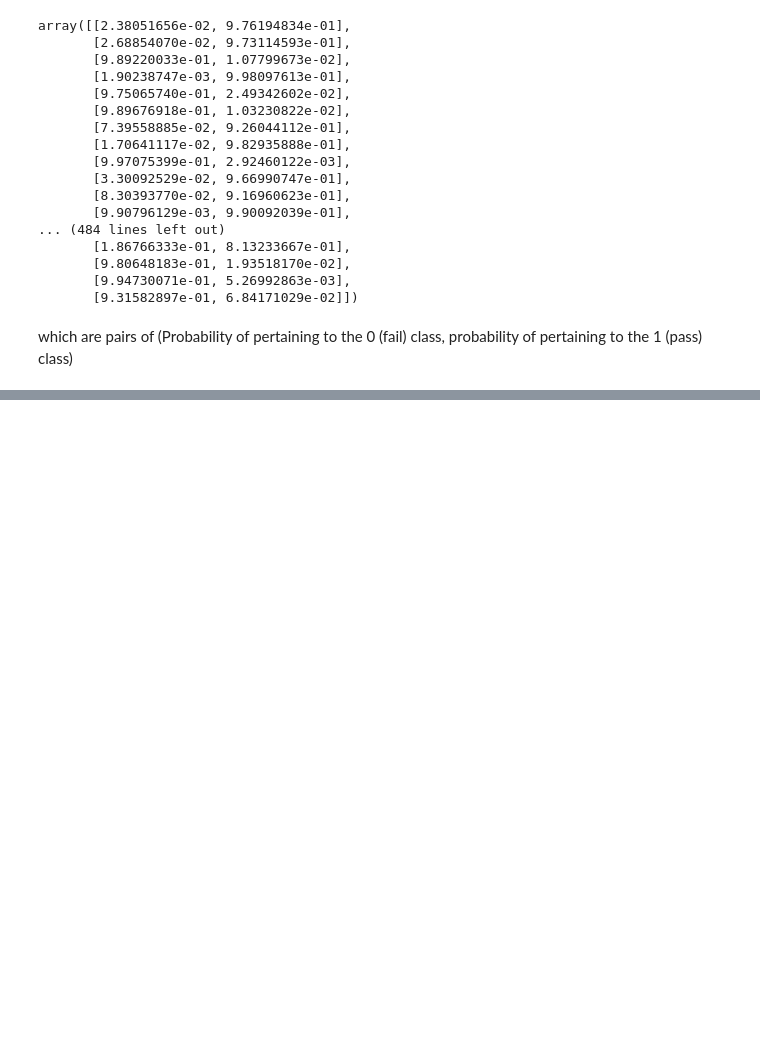
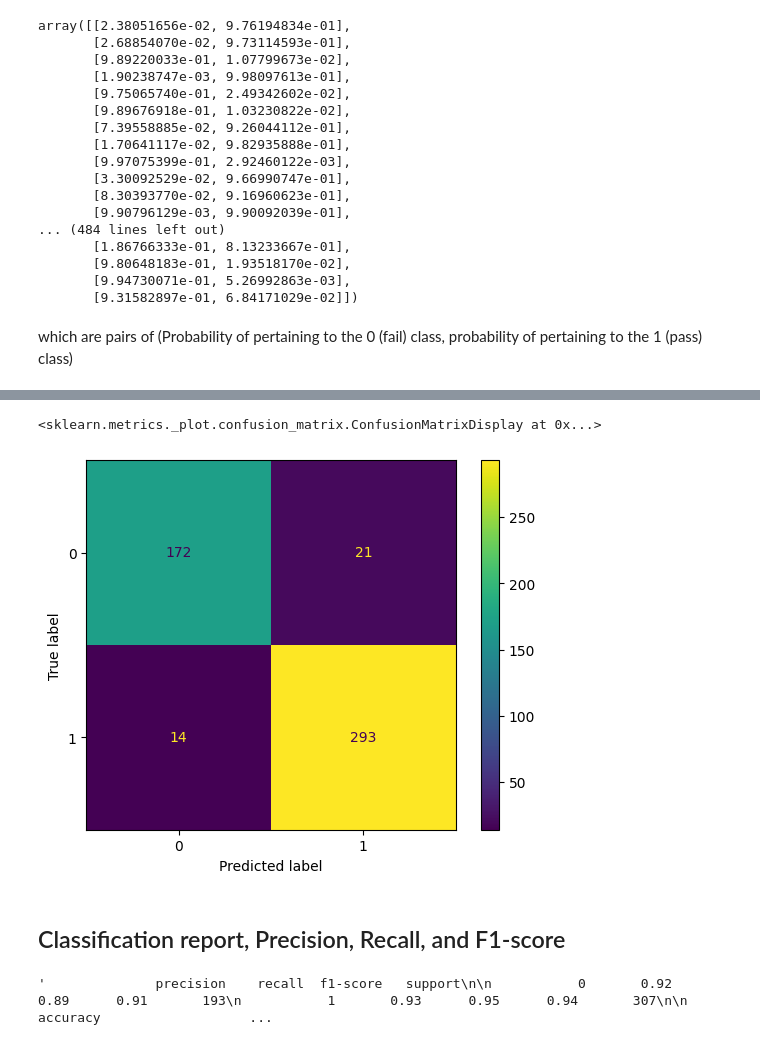
Before and after one commit to manuelvigarcia/python4ml_ds, a Jupyter notebook: resources/Notes/LogisticRegression/LogisticRegression.ipynb, the cells around one changed output, grey strips where cells are left out. Drawn from its saved outputs; the diff is of its cells as text; code cells hidden in the pictures; blank space fills up the shorter version.

```diff
--- a/resources/Notes/LogisticRegression/LogisticRegression.ipynb
+++ b/resources/Notes/LogisticRegression/LogisticRegression.ipynb
@@ -195,0 +239,12 @@ which are pairs of (Probability of pertaining to the 0 (fail) class, probability
+# %%
+# It can also be generated from the estimator directly without predictions. It calls the predictor itself.
+ConfusionMatrixDisplay.from_estimator(log_model, scaled_X_test, y_test)
+# %% [output]
+<sklearn.metrics._plot.confusion_matrix.ConfusionMatrixDisplay at 0x...>
+[figure, added]
+# %% [markdown]
+## Classification report, Precision, Recall, and F1-score
+# %%
+classification_report(y_test,y_pred)
+# %% [output]
+'              precision    recall  f1-score   support\n\n           0       0.92      0.89      0.91       193\n           1       0.93      0.95      0.94       307\n\n    accuracy                   ...
```
Also changed, not shown: parts of 22 cells of this notebook.
